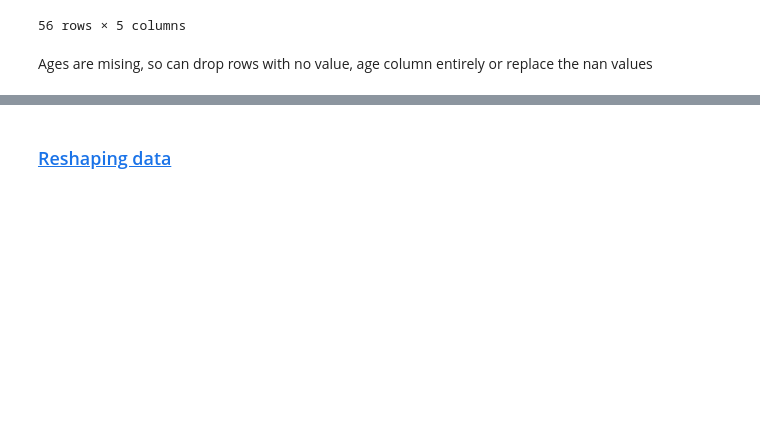
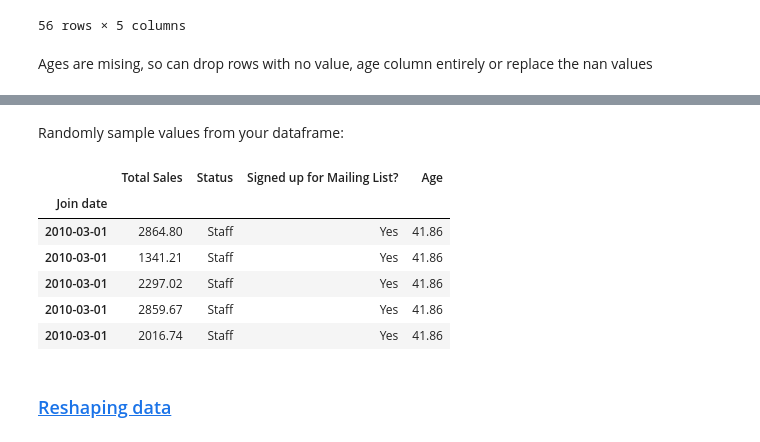
Before and after one commit to harryjmoss/BLPandasTutorial, a Jupyter notebook: notebooks/PandasOverview_notebook.ipynb, the cells around one changed output, grey strips where cells are left out. Saved outputs shown, nothing was run; the diff lists cells and outputs as text; code cells hidden in the pictures; blank space fills up the shorter version.

```diff
--- a/notebooks/PandasOverview_notebook.ipynb
+++ b/notebooks/PandasOverview_notebook.ipynb
@@ -587,4 +591,16 @@ largeDF
 56 rows × 5 columns
+# %% [markdown]
+Randomly sample values from your dataframe:
+# %%
+largeDF.sample(5)
+# %% [output]
+|  | Total Sales | Status | Signed up for Mailing List? | Age |
+| Join date |  |  |  |  |
+| 2010-03-01 | 2864.80 | Staff | Yes | 41.86 |
+| 2010-03-01 | 1341.21 | Staff | Yes | 41.86 |
+| 2010-03-01 | 2297.02 | Staff | Yes | 41.86 |
+| 2010-03-01 | 2859.67 | Staff | Yes | 41.86 |
+| 2010-03-01 | 2016.74 | Staff | Yes | 41.86 |
 # %% [markdown]
 ### [Reshaping data](https://pandas.pydata.org/pandas-docs/stable/getting_started/10min.html#stack)
 # %%
```
Also changed, not shown: parts of 21 cells of this notebook, 3 other files.
